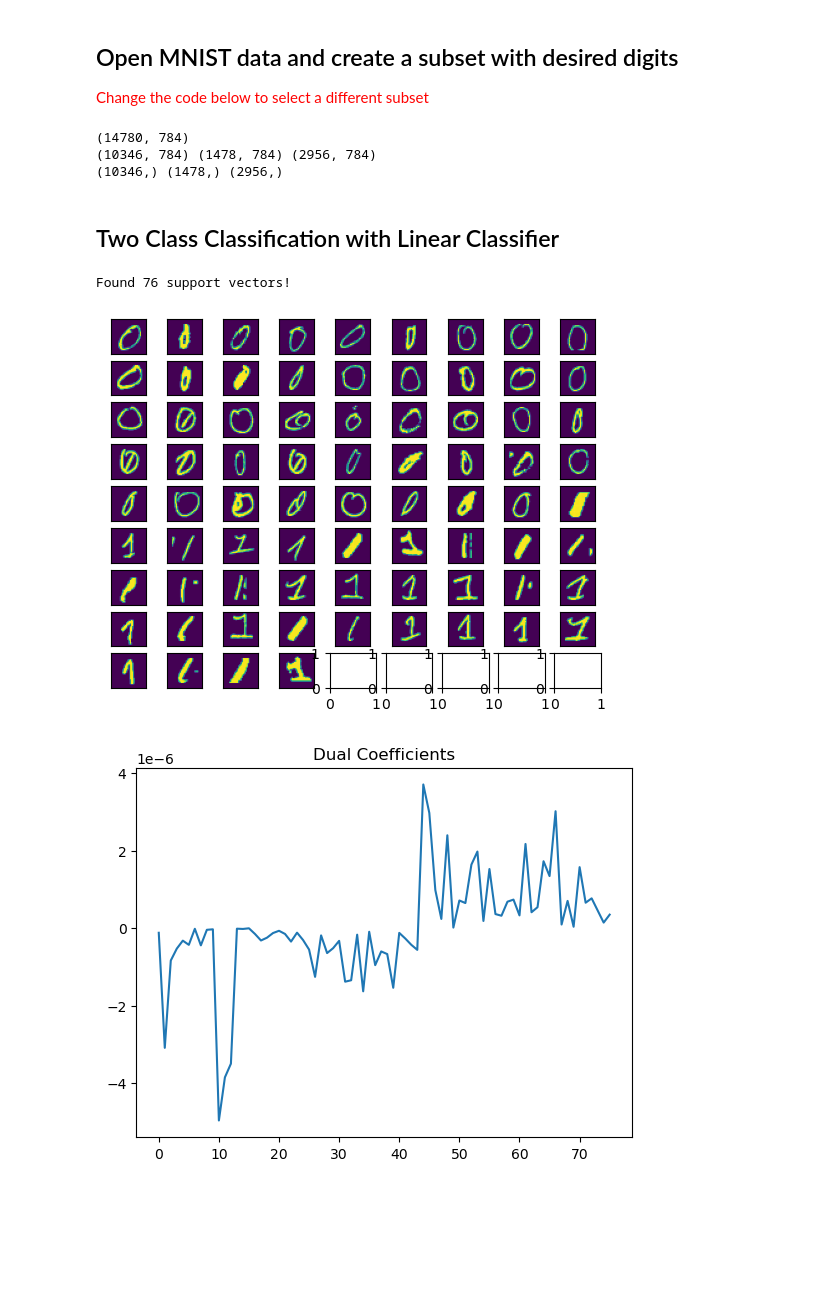
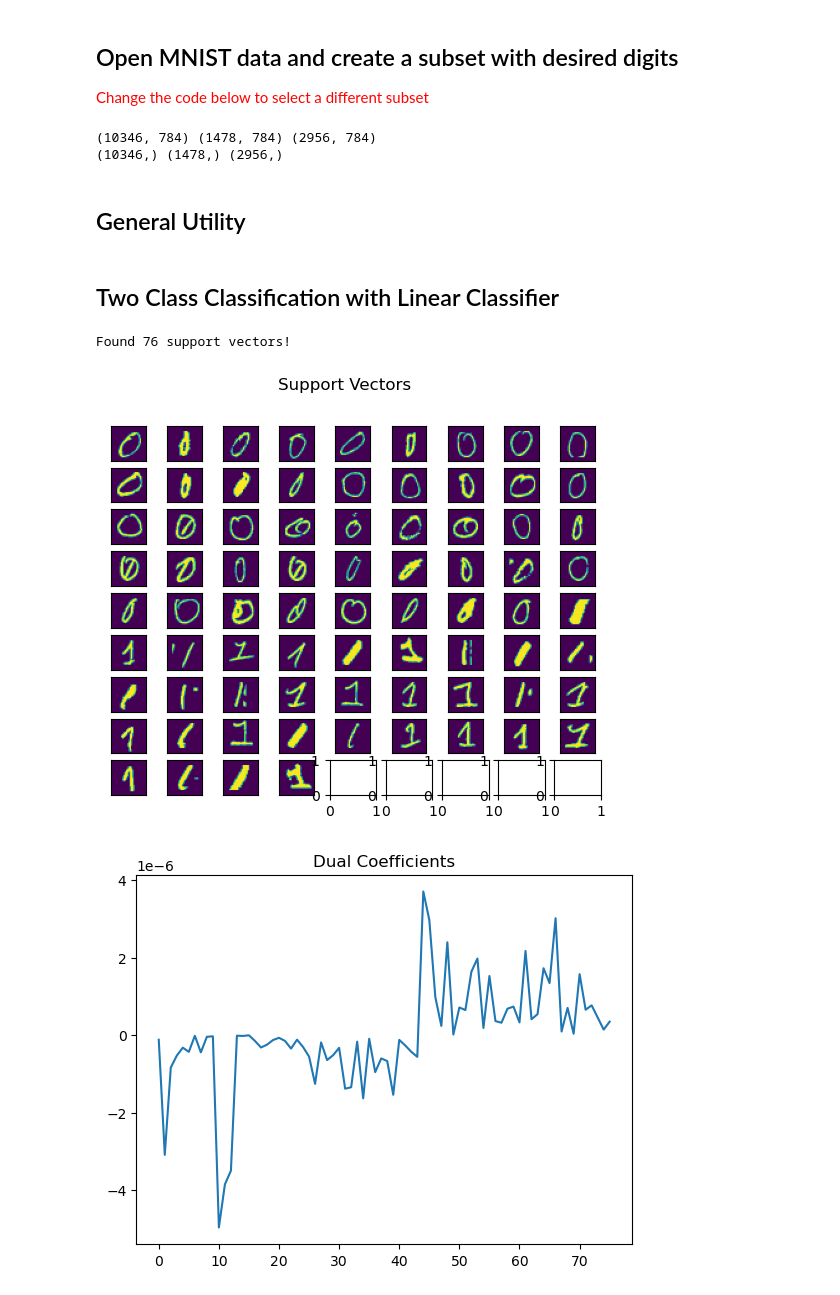
Before and after one commit to brandonegg/MNIST-classification, a Jupyter notebook: Phase3/Phase3.ipynb, the cells around one changed output. Cells and saved outputs as stored; diff of their text form; code cells hidden in the pictures; blank space fills up the shorter version.

```diff
--- a/Phase3/Phase3.ipynb
+++ b/Phase3/Phase3.ipynb
@@ -21,55 +21,77 @@ with open('temp.pickle', 'wb') as handle:
     pickle.dump([X, y], handle)
 # %%
 
-# loading the temporary variables for fast retrieval
-with open('temp.pickle', 'rb') as handle:
-    X, y = pickle.load(handle)
+def loadData(digits = (0,1)):
+    # loading the temporary variables for fast retrieval
+    with open('temp.pickle', 'rb') as handle:
+        X, y = pickle.load(handle)
 
-digits = (0,1)
-indices = y==digits[0]
-for i in digits:
-    indices = indices | (y==i)
+    indices = y==digits[0]
+    for i in digits:
+        indices = indices | (y==i)
 
-Xnew = X[indices]
-ynew = y[indices]
-#ynew = 0*digit1index[index]+digit2index[index]
-Nfeatures = np.size(Xnew,1)
-Nsamples = np.size(Xnew,0)
+    Xnew = X[indices]
+    ynew = y[indices]
+    #ynew = 0*digit1index[index]+digit2index[index]
+    Nfeatures = np.size(Xnew,1)
+    Nsamples = np.size(Xnew,0)
 
-print(Xnew.shape)
+    X_train, X_test, y_train, y_test = train_test_split(Xnew, ynew, test_size=0.2, random_state=1)
+    X_train, X_val, y_train, y_val = train_test_split(X_train, y_train, test_size=0.125, random_state=1) # 0.25 x 0.8 = 0.2
 
-X_train, X_test, y_train, y_test = train_test_split(Xnew, ynew, test_size=0.2, random_state=1)
-X_train, X_val, y_train, y_val = train_test_split(X_train, y_train, test_size=0.125, random_state=1) # 0.25 x 0.8 = 0.2
+    Nsamples = X_train.shape[0]
+    Nfeatures = X_train.shape[1]
 
-Nsamples = X_train.shape[0]
-Nfeatures = X_train.shape[1]
+    return X_train, y_train, X_test, y_test, X_val, y_val
 
+X_train, y_train, X_test, y_test, X_val, y_val = loadData((0,1))
 print(X_train.shape, X_val.shape, X_test.shape)
 print(y_train.shape, y_val.shape, y_test.shape)
 # %% [output]
-(14780, 784)
 (10346, 784) (1478, 784) (2956, 784)
 (10346,) (1478,) (2956,)
+# %% [markdown]
+## General Utility
+# %%
+def countMisclassifications(model, x_data, y_data):
+    count = 0
+    predicted = model.decision_function(x_data)
+    for i, y_compare in enumerate(y_data):
+        if y_compare == 0 and predicted[i] > 0:
+            count += 1
+        elif y_compare == 1 and predicted[i] < 0:
+            count += 1
+    return count
+
+def plotGrid(data, title):
+    dim = math.ceil(len(data) ** (1/2))
+    rows = dim
+    if ((dim*dim) - len(data)) == dim:
+        rows -= 1
+
+    fig, axs = plt.subplots(rows, dim)
+    for i, grid in enumerate(data):
+        row = math.floor(i/dim)
+        col = i % dim
+        axs[row, col].imshow(np.reshape(grid,(28,28)))
+        axs[row,col].get_xaxis().set_visible(False)
+        axs[row,col].get_yaxis().set_visible(False)
+
+    fig.suptitle(title)
+    return fig
 # %% [markdown]
 ## Two Class Classification with Linear Classifier
 # %%
 # Plotting the support vectors
 clf = SVC(kernel='linear')
 clf.fit(X_train, y_train)
 sv = clf.support_vectors_
 print(f"Found {len(sv)} support vectors!")
 
-dim = math.ceil(len(sv) ** (1/2))
-fig, axs = plt.subplots(dim, dim)
-for i, grid in enumerate(sv):
-    row = math.floor(i/dim)
-    col = i % dim
-    axs[row, col].imshow(np.reshape(grid,(28,28)))
-    axs[row,col].get_xaxis().set_visible(False)
-    axs[row,col].get_yaxis().set_visible(False)
+fig = plotGrid(sv, 'Support Vectors')
 # %% [output]
 Found 76 support vectors!
-[figure, old version]
+[figure, new version]
 # %%
 # Plotting the dual coefficients
 dc = clf.dual_coef_
```
Also changed, not shown: parts of 14 cells of this notebook.
